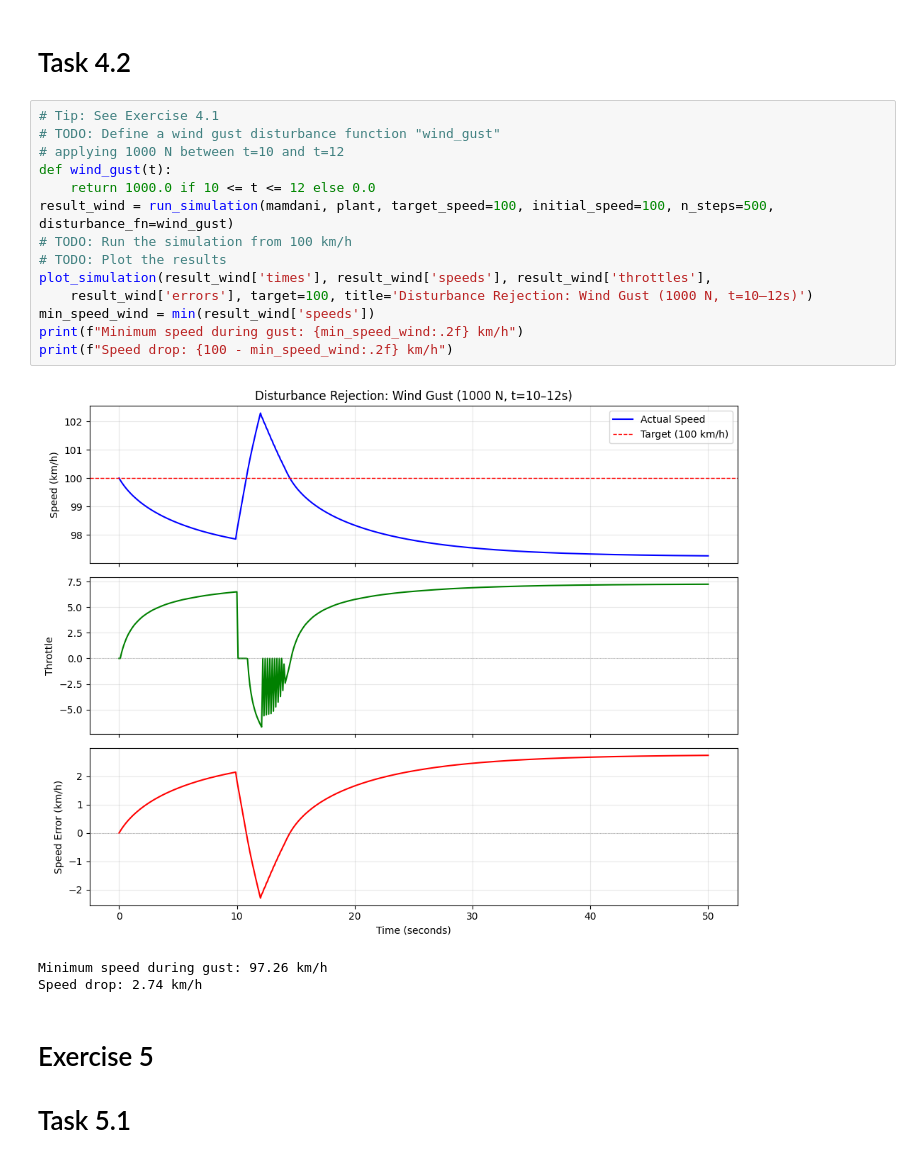
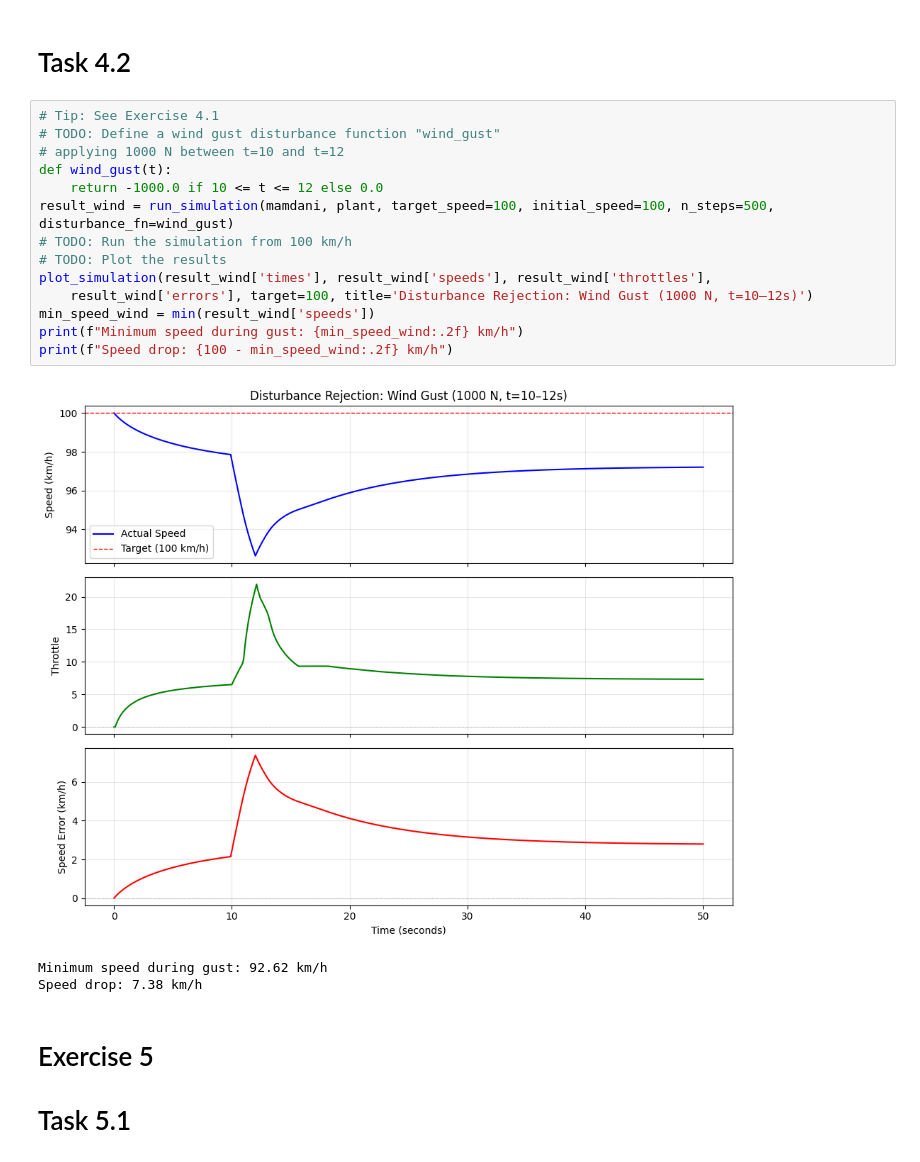
Before and after one commit to MichalZdziubany/codespaces-jupyter, a Jupyter notebook: notebooks/lab6.ipynb, the cells around one changed output. Drawn from its saved outputs; the diff is of its cells as text.

```diff
--- a/notebooks/lab6.ipynb
+++ b/notebooks/lab6.ipynb
@@ -403,21 +418,21 @@ Final speed (after hill): 97.29 km/h
 # %%
 # Tip: See Exercise 4.1
 # TODO: Define a wind gust disturbance function "wind_gust"
 # applying 1000 N between t=10 and t=12
 def wind_gust(t):
-    return 1000.0 if 10 <= t <= 12 else 0.0
+    return -1000.0 if 10 <= t <= 12 else 0.0
 result_wind = run_simulation(mamdani, plant, target_speed=100, initial_speed=100, n_steps=500, disturbance_fn=wind_gust)
 # TODO: Run the simulation from 100 km/h
 # TODO: Plot the results
 plot_simulation(result_wind['times'], result_wind['speeds'], result_wind['throttles'],
     result_wind['errors'], target=100, title='Disturbance Rejection: Wind Gust (1000 N, t=10–12s)')
 min_speed_wind = min(result_wind['speeds'])
 print(f"Minimum speed during gust: {min_speed_wind:.2f} km/h")
 print(f"Speed drop: {100 - min_speed_wind:.2f} km/h")
 # %% [output]
-[figure, old version]
+[figure, new version]
-Minimum speed during gust: 97.26 km/h
-Speed drop: 2.74 km/h
+Minimum speed during gust: 92.62 km/h
+Speed drop: 7.38 km/h
 # %% [markdown]
 # Exercise 5
 # Task 5.1
```
Also changed, not shown: parts of 11 cells of this notebook.
